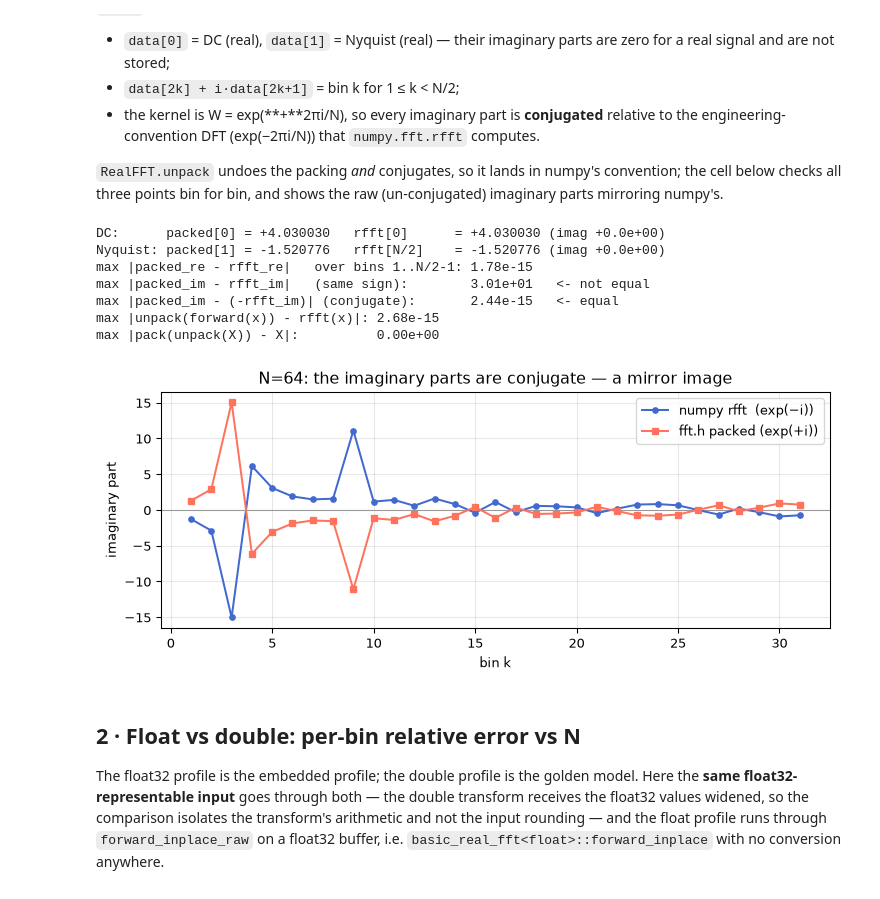
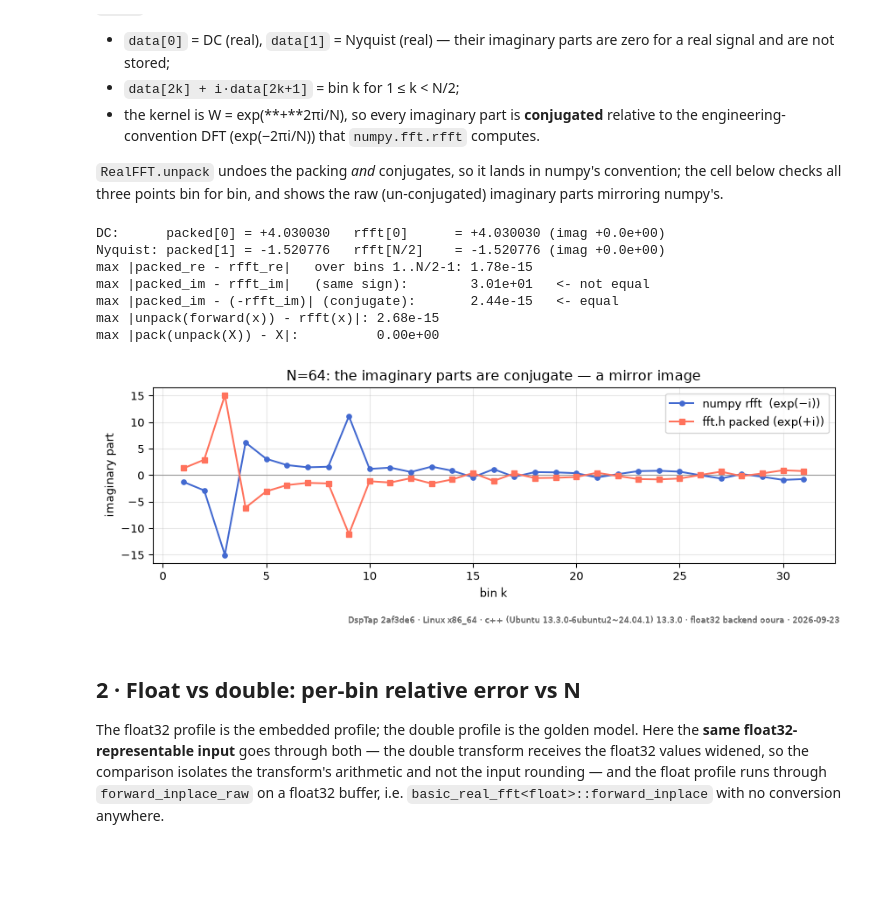
Before and after one commit to tap/DspTap, a Jupyter notebook: notebooks/fft.ipynb, the cells around one changed output. Saved outputs shown, nothing was run; the diff lists cells and outputs as text; code cells hidden in the pictures; blank space fills up the shorter version.

```diff
--- a/notebooks/fft.ipynb
+++ b/notebooks/fft.ipynb
@@ -28,25 +0,0 @@ the house rule (CLAUDE.md, *Verification layer*); re-execute with
-# %%
-import platform
-import numpy as np
-import matplotlib.pyplot as plt
-
-import dsptap_py as tap
-
-plt.rcParams.update({
-    "figure.dpi": 96, "figure.figsize": (9, 3.2),
-    "axes.grid": True, "grid.alpha": 0.3,
-})
-C = tap.PALETTE
-rng = np.random.default_rng(20260917)
-
-EPS32, EPS64 = np.finfo(np.float32).eps, np.finfo(np.float64).eps
-SIZES = [2 ** k for k in range(3, 17)]   # 8 .. 65536
-
-import matplotlib
-BACKEND = tap.RealFFT.backend()
-print(f"the committed execution ran on {platform.system()} {platform.machine()} "
-      f"(Python {platform.python_version()}, numpy {np.__version__}, matplotlib {matplotlib.__version__}), "
-      f"float32 backend {BACKEND!r}; the double profile is always Ooura")
-f = tap.RealFFT(512, "double")
-print(f"RealFFT(512): size {f.size}, num_bins {f.num_bins}, profile {f.profile}, native dtype {f.dtype}")
-print(f"RealFFT(512, 'float').dtype = {tap.RealFFT(512, 'float').dtype}")
@@ -80,34 +125,37 @@ ref = np.fft.rfft(x)                 # engineering convention
 # (a) DC and Nyquist sit at data[0] and data[1], real.
 print(f"DC:      packed[0] = {packed[0]:+.6f}   rfft[0]      = {ref[0].real:+.6f} (imag {ref[0].imag:+.1e})")
 print(f"Nyquist: packed[1] = {packed[1]:+.6f}   rfft[N/2]    = {ref[-1].real:+.6f} (imag {ref[-1].imag:+.1e})")
 
 # (b) Interior bins: real parts agree, imaginary parts are NEGATED.
 raw_im = packed[3::2]                # imag of bins 1..N/2-1, Ooura orientation
 print(f"max |packed_re - rfft_re|   over bins 1..N/2-1: {np.max(np.abs(packed[2::2] - ref[1:-1].real)):.2e}")
 print(f"max |packed_im - rfft_im|   (same sign):        {np.max(np.abs(raw_im - ref[1:-1].imag)):.2e}   <- not equal")
 print(f"max |packed_im - (-rfft_im)| (conjugate):       {np.max(np.abs(raw_im + ref[1:-1].imag)):.2e}   <- equal")
 
 # (c) unpack() lands in numpy's convention; pack() is its exact inverse.
 print(f"max |unpack(forward(x)) - rfft(x)|: {np.max(np.abs(fft64.unpack(packed) - ref)):.2e}")
 print(f"max |pack(unpack(X)) - X|:          {np.max(np.abs(fft64.pack(fft64.unpack(packed)) - packed)):.2e}")
 
 k = np.arange(1, N // 2)
 fig, ax = plt.subplots()
 ax.axhline(0, color="0.6", lw=0.8)
 ax.plot(k, ref[1:-1].imag, "o-", color=C[0], ms=4, lw=1.5, label="numpy rfft  (exp(−i))")
 ax.plot(k, raw_im, "s-", color=C[2], ms=4, lw=1.5, label="fft.h packed (exp(+i))")
 ax.set(xlabel="bin k", ylabel="imaginary part", title=f"N={N}: the imaginary parts are conjugate — a mirror image")
 ax.legend()
+stamp(fig)
+stamp(fig)
+stamp(fig)
 plt.show()
 # %% [output]
 DC:      packed[0] = +4.030030   rfft[0]      = +4.030030 (imag +0.0e+00)
 Nyquist: packed[1] = -1.520776   rfft[N/2]    = -1.520776 (imag +0.0e+00)
 max |packed_re - rfft_re|   over bins 1..N/2-1: 1.78e-15
 max |packed_im - rfft_im|   (same sign):        3.01e+01   <- not equal
 max |packed_im - (-rfft_im)| (conjugate):       2.44e-15   <- equal
 max |unpack(forward(x)) - rfft(x)|: 2.68e-15
 max |pack(unpack(X)) - X|:          0.00e+00
-[figure, old version]
+[figure, new version]
 # %% [markdown]
 ## 2 · Float vs double: per-bin relative error vs N
 
```
Also changed, not shown: parts of 26 cells of this notebook.
